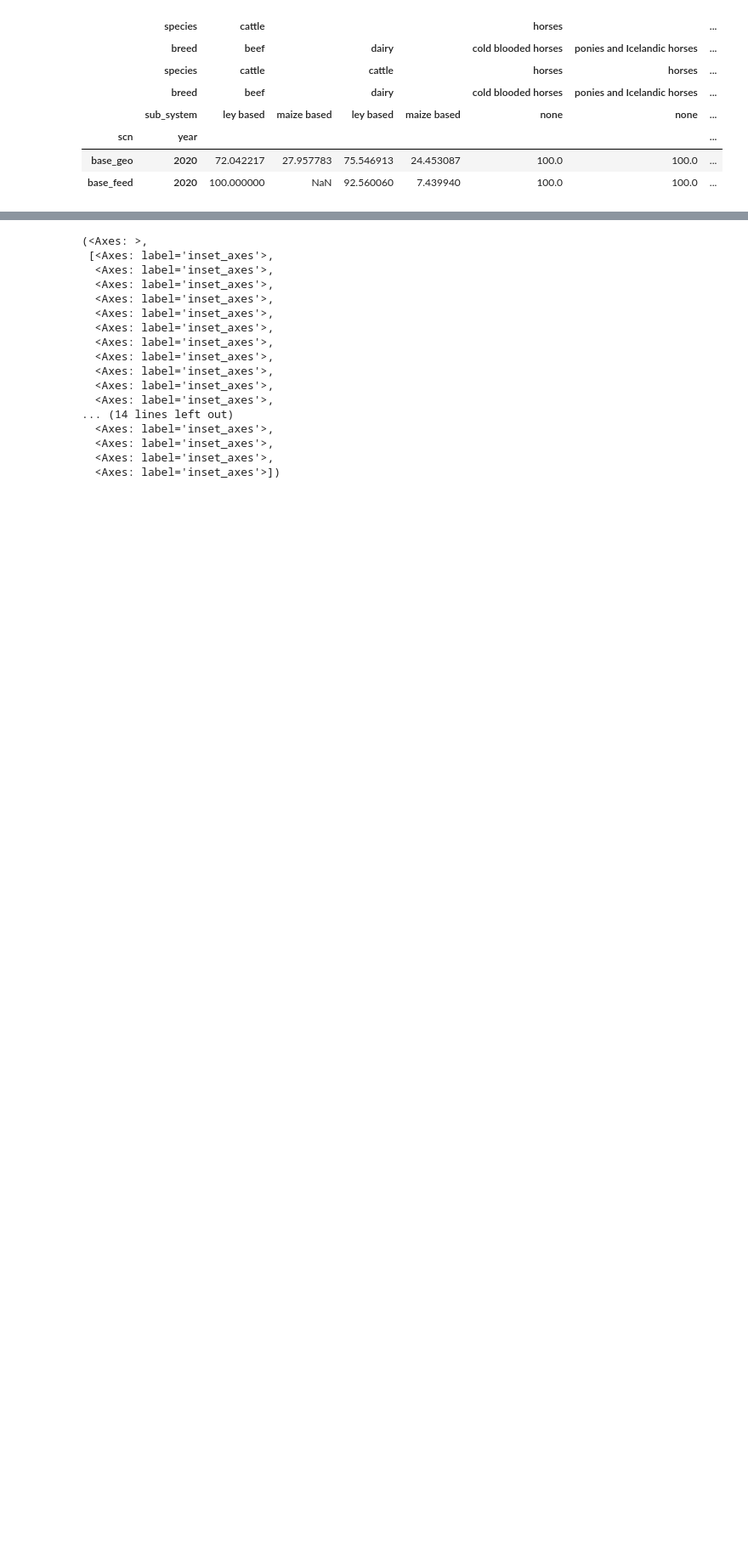
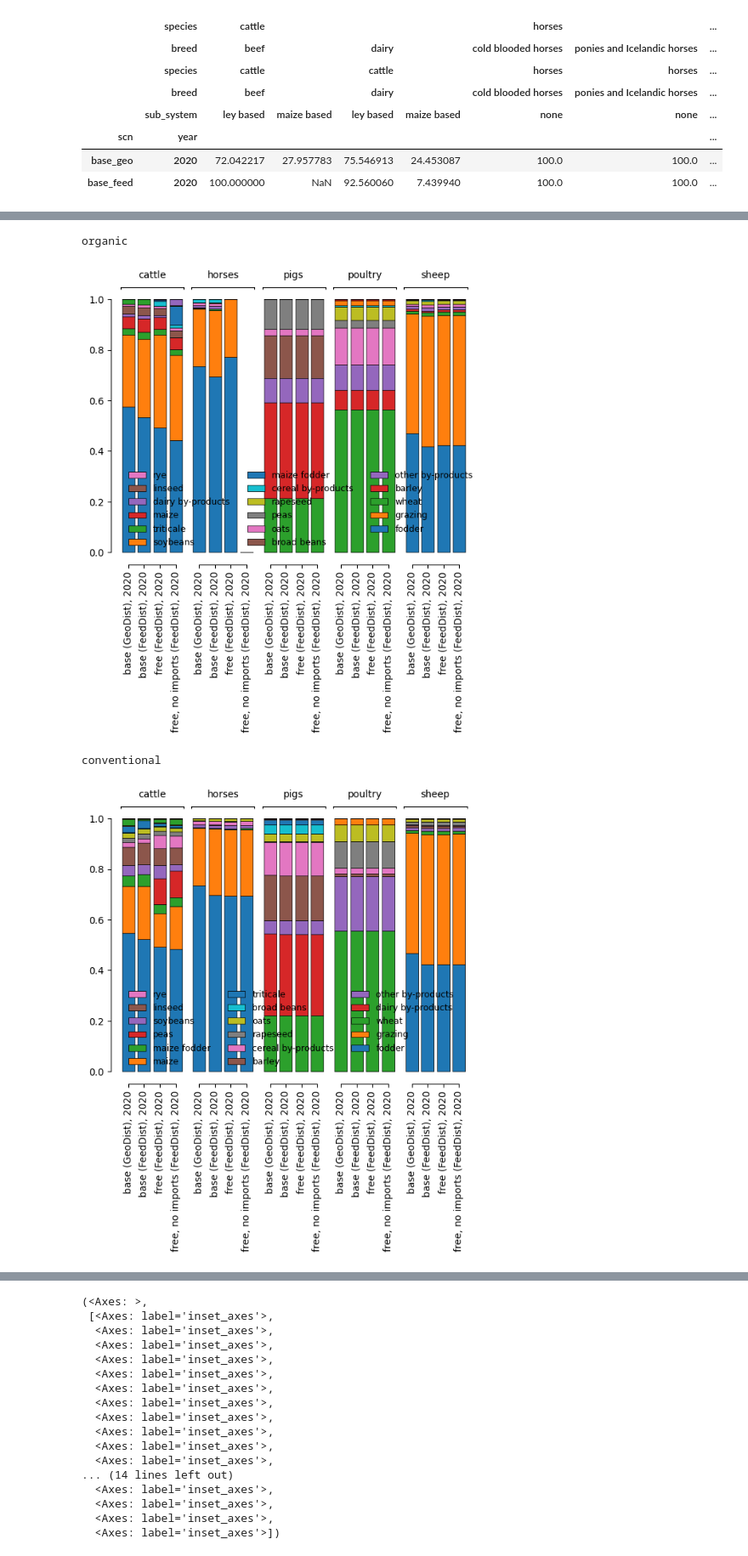
Before and after one commit to SLU-foodsystems/CIBUSmod, a Jupyter notebook: notebooks/feed_dist_example.ipynb, the cells around one changed output, grey strips where cells are left out. Shown at 85% size. Cells and saved outputs as stored; diff of their text form; code cells hidden in the pictures; blank space fills up the shorter version.

```diff
--- a/notebooks/feed_dist_example.ipynb
+++ b/notebooks/feed_dist_example.ipynb
@@ -318,3 +362,42 @@ for idx in rations.loc[['cattle']].index.droplevel(['animal','scn']).unique():
+# %%
+d1 = (
+    session.get_attr('a','feed.by_product_demand',{'prod_system':None,'species':None,'by_prod':'by_prod_group'})
+    .stack('species')
+)
+d2 = (
+    session.get_attr('a','feed.crop_product_demand',{'prod_system':None,'species':None,'crop_prod':None})
+    .stack('species')
+)
+d = pd.concat([d1,d2], axis=1).fillna(0)
+d_frac = d.T.groupby('prod_system').apply(lambda x: x/x.sum()).droplevel(0).T
+
+print('organic')
+cm.plot.bar(
+    d_frac.loc[:,'organic'],
+    group_levels='species',
+    sort_categories=True
+)
+plt.show()
+print('conventional')
+cm.plot.bar(
+    d_frac.loc[:,'conventional'],
+    group_levels='species',
+    sort_categories=True
+)
+plt.show()
+
+
+
+# cm.plot.bar(
+#     d,
+#     group_levels='species'
+# )
+# plt.show()
+# %% [output]
+organic
+[figure, added]
+conventional
+[figure, added]
 # %%
 d=session.get_attr('a','feed.by_prod','by_prod').stack()
 
```
Also changed, not shown: parts of 15 cells of this notebook, 3 other files.
